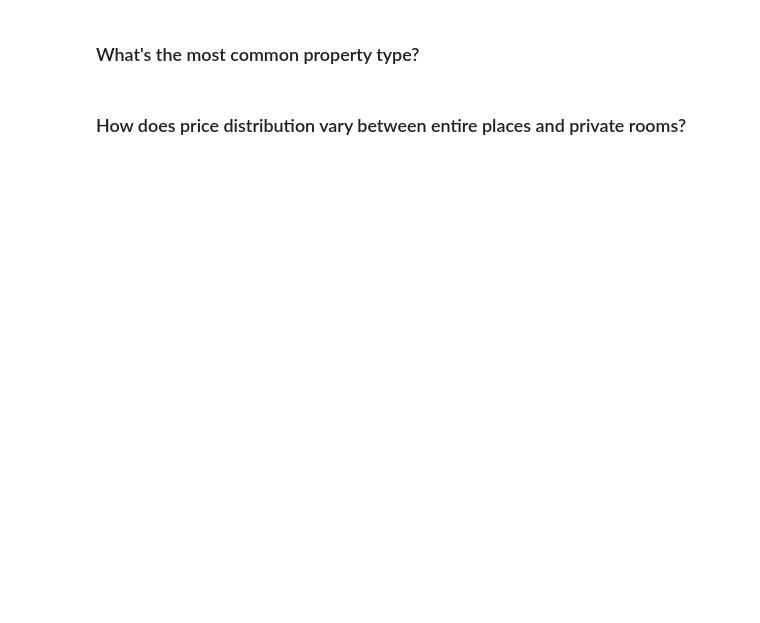
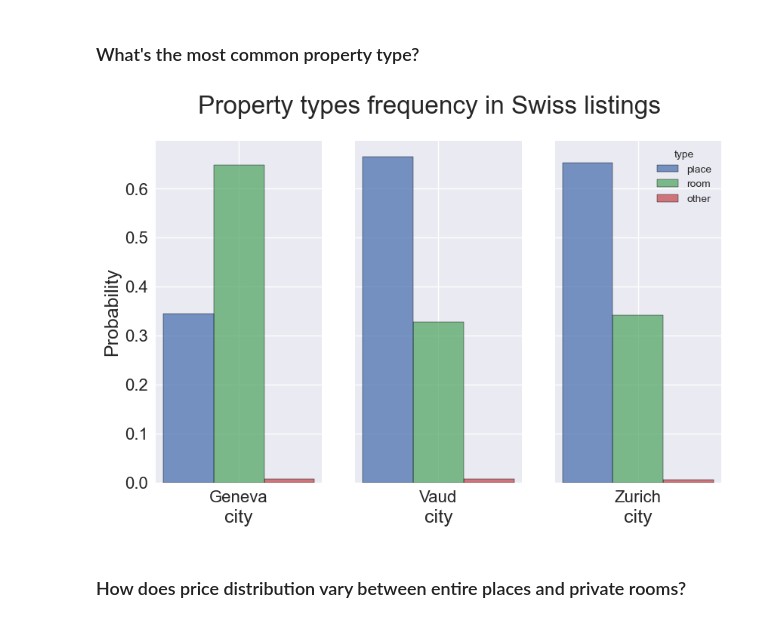
Before and after one commit to arnauddhaene/airbnb-visualized, a Jupyter notebook: notebooks/eda.ipynb, the cells around one changed output. Drawn from its saved outputs; the diff is of its cells as text; code cells hidden in the pictures; blank space fills up the shorter version.

```diff
--- a/notebooks/eda.ipynb
+++ b/notebooks/eda.ipynb
@@ -103,2 +163,17 @@ plt.show()
+# %%
+fig, ax = plt.subplots(1, 3, sharey=True)
+
+sns.histplot(data=listings[listings['city'] == 'Geneva'], x="city", hue="type", multiple="dodge", stat="probability", ax=ax[0])
+sns.histplot(data=listings[listings['city'] == 'Vaud'], x="city", hue="type", multiple="dodge", stat="probability", ax=ax[1])
+sns.histplot(data=listings[listings['city'] == 'Zurich'], x="city", hue="type", multiple="dodge", stat="probability", ax=ax[2])
+
+ax[0].get_legend().remove()
+ax[1].get_legend().remove()
+
+fig.suptitle('Property types frequency in Swiss listings')
+
+plt.show()
+# %% [output]
+[figure, added]
 # %% [markdown]
 ### How does price distribution vary between entire places and private rooms?
```
Also changed, not shown: parts of 35 cells of this notebook.
